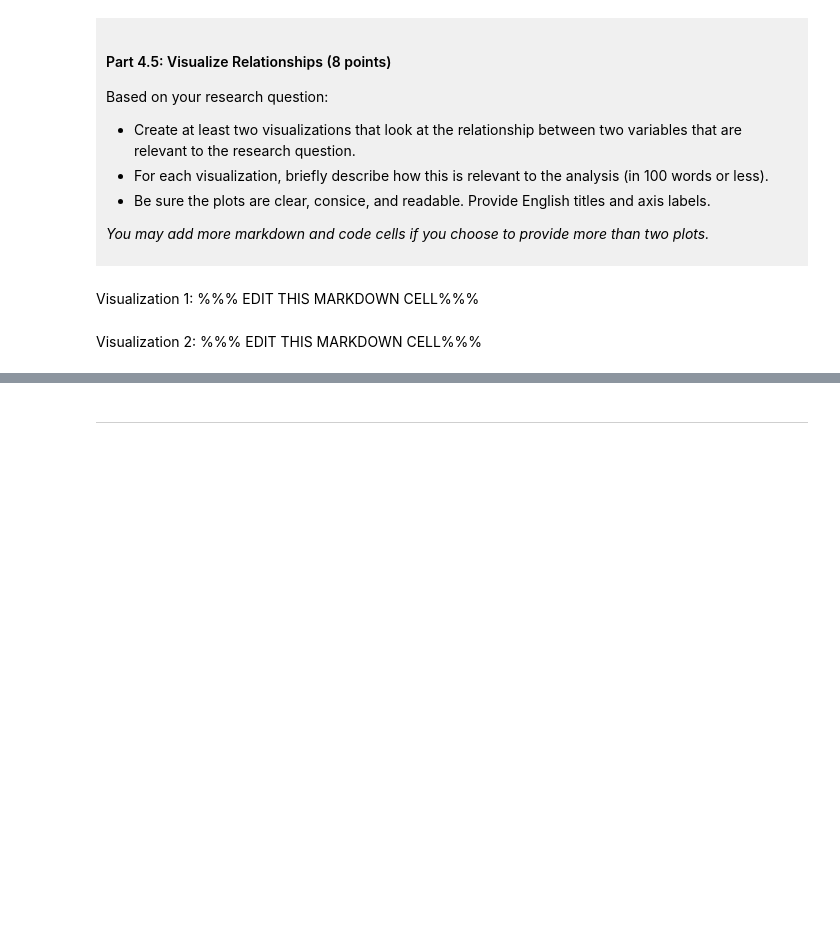
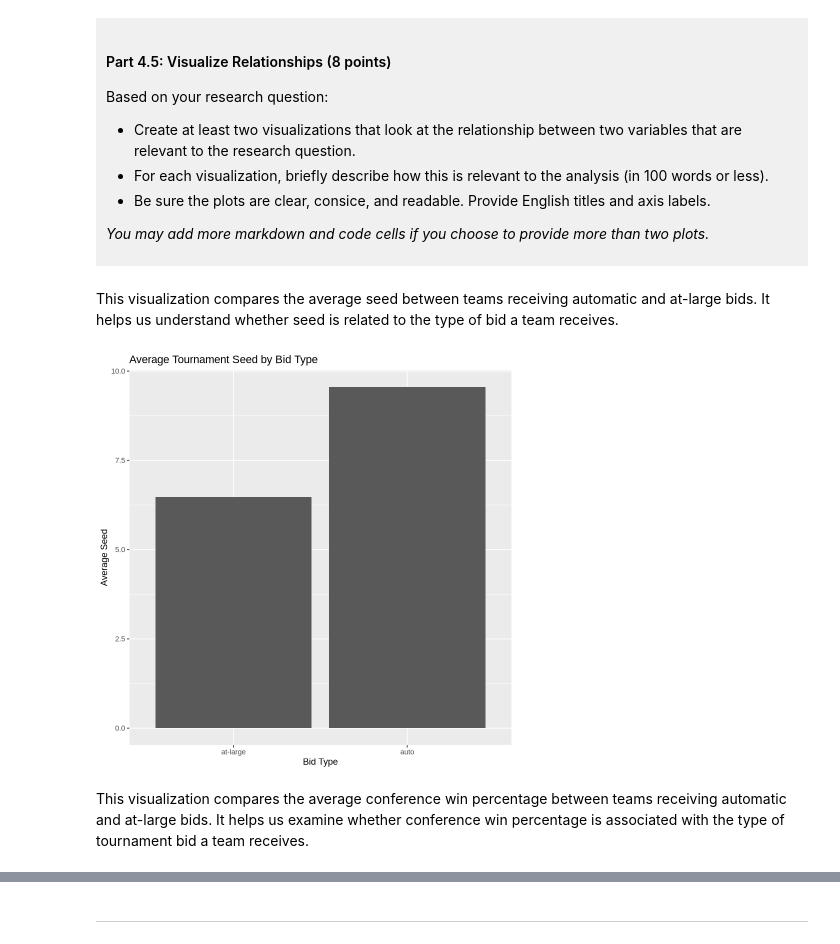
Before and after one commit to c1250645569-web/dsci-100-project-Xianye-Chen, a Jupyter notebook: dsci-100-project-notebook.ipynb, the cells around one changed output, grey strips where cells are left out. Drawn from its saved outputs; the diff is of its cells as text; code cells hidden in the pictures; blank space fills up the shorter version.

```diff
--- a/dsci-100-project-notebook.ipynb
+++ b/dsci-100-project-notebook.ipynb
@@ -329,9 +373,20 @@ Based on your research question:
 *You may add more markdown and code cells if you choose to provide more than two plots.*
 </div>
 # %% [markdown]
-Visualization 1: %%% EDIT THIS MARKDOWN CELL%%%
+This visualization compares the average seed between teams receiving automatic and at-large bids. It helps us understand whether seed is related to the type of bid a team receives.
 # %%
-### EDIT THIS CODE CELL FOR VISUALIZATION 1###
+seed_by_bid <- march_tidy|>
+    group_by(bid)|>
+    summarize(mean_seed = mean(seed))
+
+seed_bid_plot <- seed_by_bid|>
+    ggplot(aes(x = bid, y = mean_seed))+
+    geom_bar(stat = "identity")+
+    labs(title = "Average Tournament Seed by Bid Type",x = "Bid Type", y = "Average Seed" )
+
+seed_bid_plot
+# %% [output]
+[figure, added]
 # %% [markdown]
-Visualization 2: %%% EDIT THIS MARKDOWN CELL%%%
+This visualization compares the average conference win percentage between teams receiving automatic and at-large bids. It helps us examine whether conference win percentage is associated with the type of tournament bid a team receives.
 # %%
```
Also changed, not shown: parts of 7 cells of this notebook.
